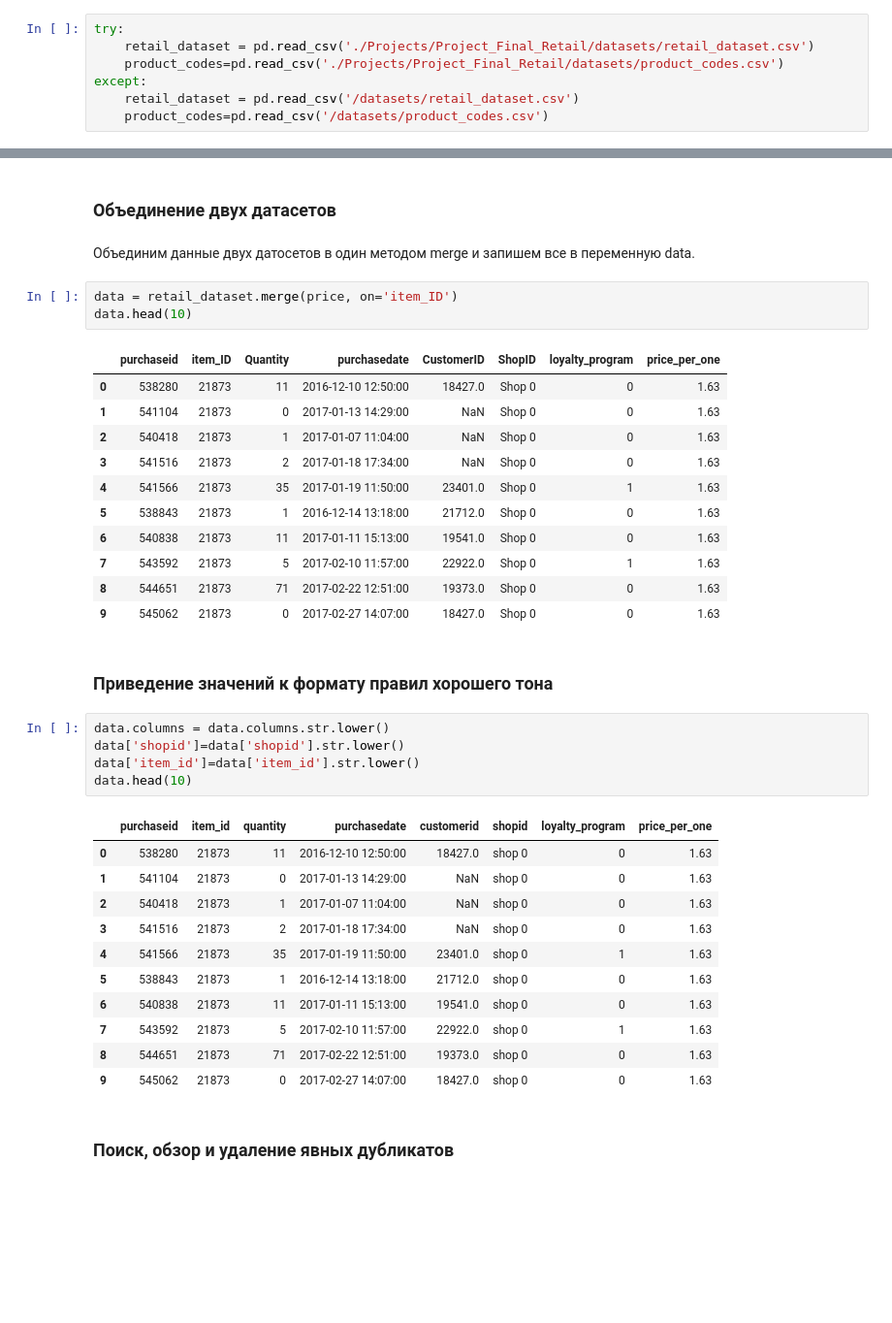
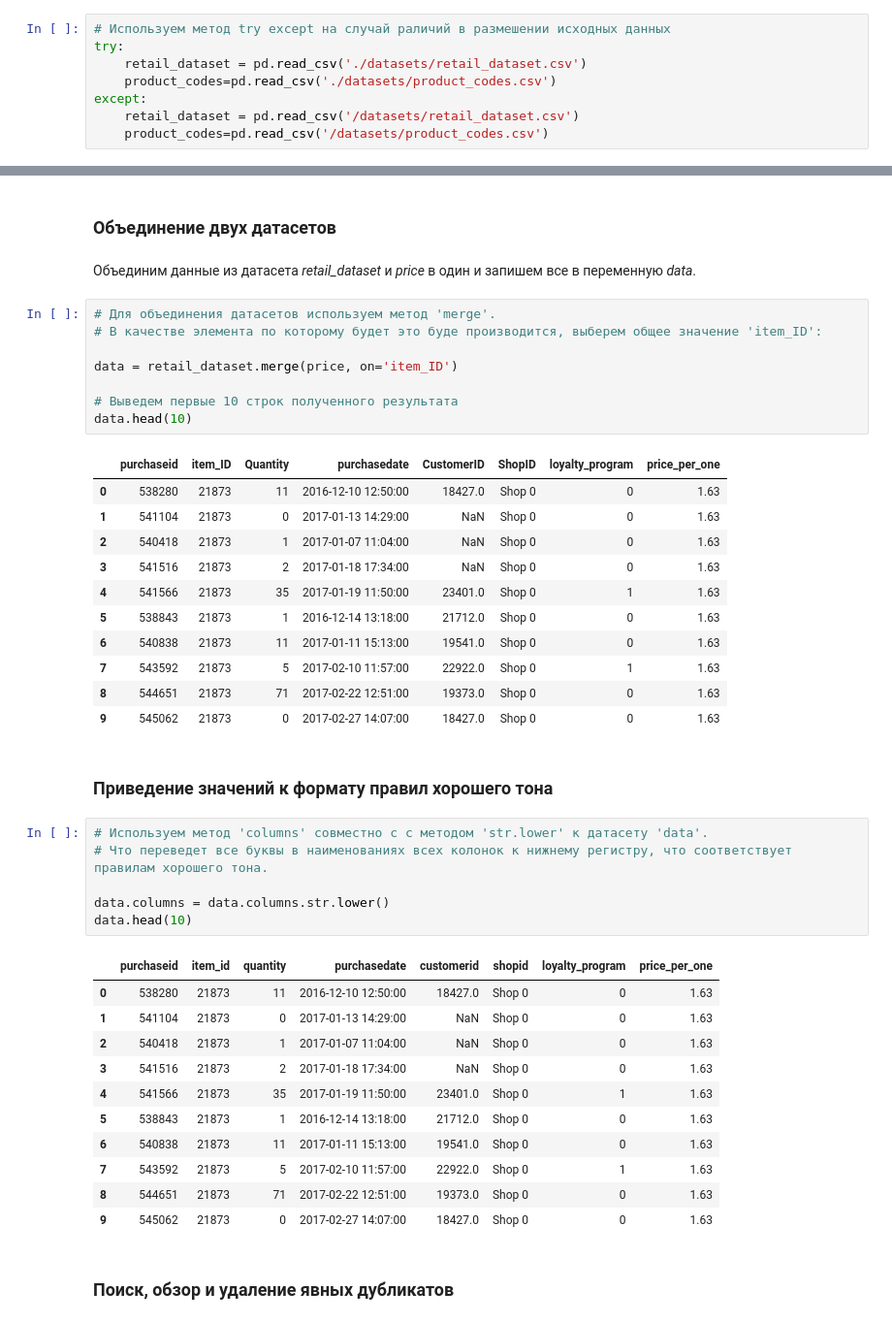
Before and after one commit to PioneerProject/Retail-Loyalty-Program-Analysis, a Jupyter notebook: Retail_Loyalty_Program_Analysis.ipynb, the cells around one changed output, grey strips where cells are left out. Shown at 97% size. Drawn from its saved outputs; the diff is of its cells as text; blank space fills up the shorter version.

```diff
--- a/Retail_Loyalty_Program_Analysis.ipynb
+++ b/Retail_Loyalty_Program_Analysis.ipynb
@@ -101,9 +86,10 @@ from scipy.stats import mannwhitneyu
 # %% [markdown]
 ### Загрузка данных из полученных файлов формата .csv
 # %%
+# Используем метод try except на случай раличий в размешении исходных данных
 try:
-    retail_dataset = pd.read_csv('./Projects/Project_Final_Retail/datasets/retail_dataset.csv')
-    product_codes=pd.read_csv('./Projects/Project_Final_Retail/datasets/product_codes.csv')
+    retail_dataset = pd.read_csv('./datasets/retail_dataset.csv')
+    product_codes=pd.read_csv('./datasets/product_codes.csv')
 except:
     retail_dataset = pd.read_csv('/datasets/retail_dataset.csv')
     product_codes=pd.read_csv('/datasets/product_codes.csv')
@@ -395,9 +356,14 @@ CustomerID стоило сделать int
 # %% [markdown]
 ### Объединение двух датасетов
 # %% [markdown]
-Объединим данные двух датосетов в один методом merge и запишем все в переменную data.
+Объединим данные из датасета *retail_dataset* и *price* в один и запишем все в переменную *data*.
 # %%
+# Для объединения датасетов используем метод 'merge'.
+# В качестве элемента по которому будет это буде производится, выберем общее значение 'item_ID':
+
 data = retail_dataset.merge(price, on='item_ID')
+
+# Выведем первые 10 строк полученного результата
 data.head(10)
 # %% [output]
 |  | purchaseid | item_ID | Quantity | purchasedate | CustomerID | ShopID | loyalty_program | price_per_one |
@@ -414,22 +380,23 @@ data.head(10)
 # %% [markdown]
 ### Приведение значений к формату правил хорошего тона
 # %%
+# Используем метод 'columns' совместно с с методом 'str.lower' к датасету 'data'.
+# Что переведет все буквы в наименованиях всех колонок к нижнему регистру, что соответствует правилам хорошего тона.
+
 data.columns = data.columns.str.lower()
-data['shopid']=data['shopid'].str.lower()
-data['item_id']=data['item_id'].str.lower()
 data.head(10)
 # %% [output]
 |  | purchaseid | item_id | quantity | purchasedate | customerid | shopid | loyalty_program | price_per_one |
-| 0 | 538280 | 21873 | 11 | 2016-12-10 12:50:00 | 18427.0 | shop 0 | 0 | 1.63 |
-| 1 | 541104 | 21873 | 0 | 2017-01-13 14:29:00 | NaN | shop 0 | 0 | 1.63 |
-| 2 | 540418 | 21873 | 1 | 2017-01-07 11:04:00 | NaN | shop 0 | 0 | 1.63 |
-| 3 | 541516 | 21873 | 2 | 2017-01-18 17:34:00 | NaN | shop 0 | 0 | 1.63 |
-| 4 | 541566 | 21873 | 35 | 2017-01-19 11:50:00 | 23401.0 | shop 0 | 1 | 1.63 |
-| 5 | 538843 | 21873 | 1 | 2016-12-14 13:18:00 | 21712.0 | shop 0 | 0 | 1.63 |
-| 6 | 540838 | 21873 | 11 | 2017-01-11 15:13:00 | 19541.0 | shop 0 | 0 | 1.63 |
-| 7 | 543592 | 21873 | 5 | 2017-02-10 11:57:00 | 22922.0 | shop 0 | 1 | 1.63 |
-| 8 | 544651 | 21873 | 71 | 2017-02-22 12:51:00 | 19373.0 | shop 0 | 0 | 1.63 |
-| 9 | 545062 | 21873 | 0 | 2017-02-27 14:07:00 | 18427.0 | shop 0 | 0 | 1.63 |
+| 0 | 538280 | 21873 | 11 | 2016-12-10 12:50:00 | 18427.0 | Shop 0 | 0 | 1.63 |
+| 1 | 541104 | 21873 | 0 | 2017-01-13 14:29:00 | NaN | Shop 0 | 0 | 1.63 |
+| 2 | 540418 | 21873 | 1 | 2017-01-07 11:04:00 | NaN | Shop 0 | 0 | 1.63 |
+| 3 | 541516 | 21873 | 2 | 2017-01-18 17:34:00 | NaN | Shop 0 | 0 | 1.63 |
+| 4 | 541566 | 21873 | 35 | 2017-01-19 11:50:00 | 23401.0 | Shop 0 | 1 | 1.63 |
+| 5 | 538843 | 21873 | 1 | 2016-12-14 13:18:00 | 21712.0 | Shop 0 | 0 | 1.63 |
+| 6 | 540838 | 21873 | 11 | 2017-01-11 15:13:00 | 19541.0 | Shop 0 | 0 | 1.63 |
+| 7 | 543592 | 21873 | 5 | 2017-02-10 11:57:00 | 22922.0 | Shop 0 | 1 | 1.63 |
+| 8 | 544651 | 21873 | 71 | 2017-02-22 12:51:00 | 19373.0 | Shop 0 | 0 | 1.63 |
+| 9 | 545062 | 21873 | 0 | 2017-02-27 14:07:00 | 18427.0 | Shop 0 | 0 | 1.63 |
 # %% [markdown]
 ###  Поиск, обзор и удаление явных дубликатов
 # %% [markdown]
```
Also changed, not shown: parts of 183 cells of this notebook.
